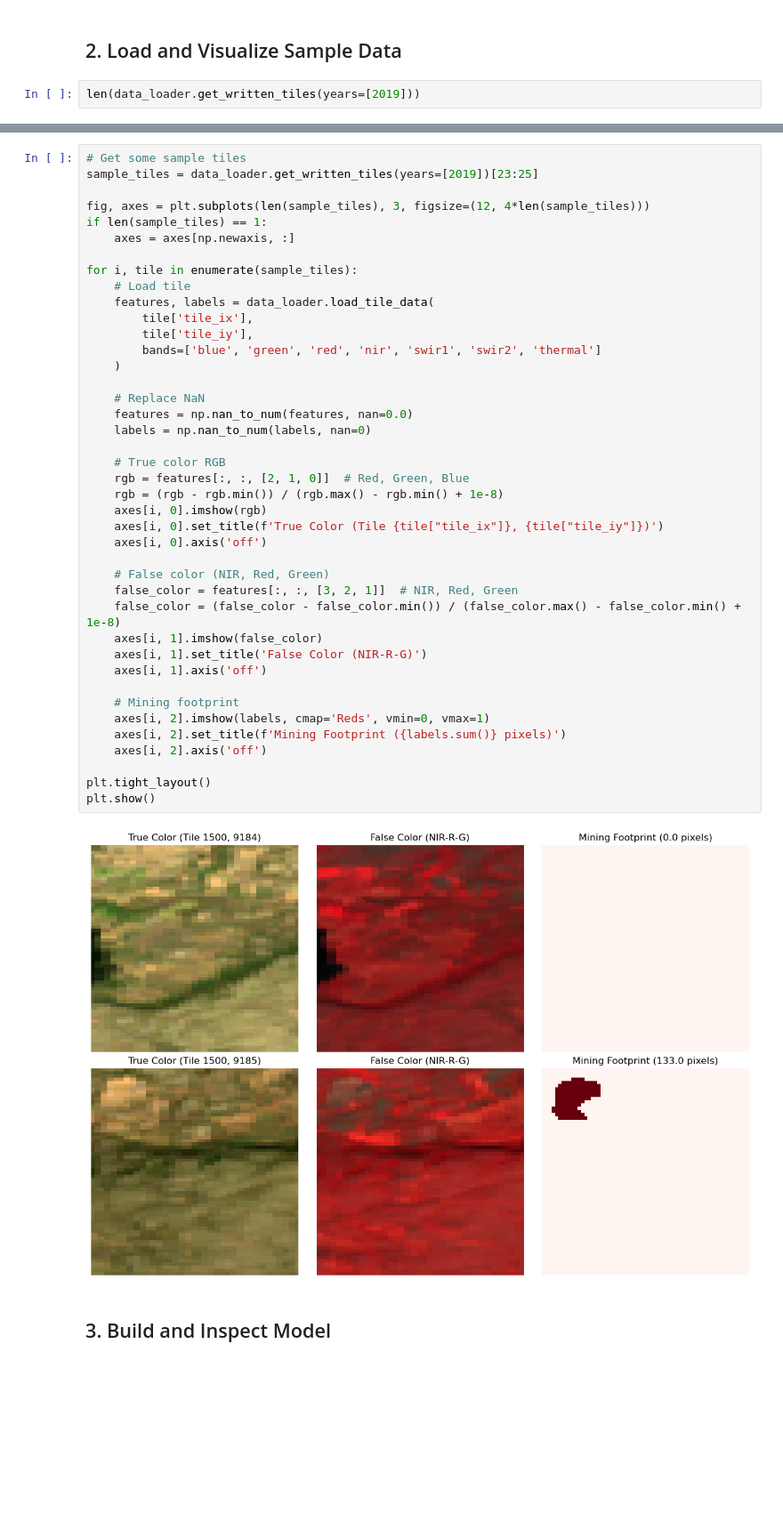
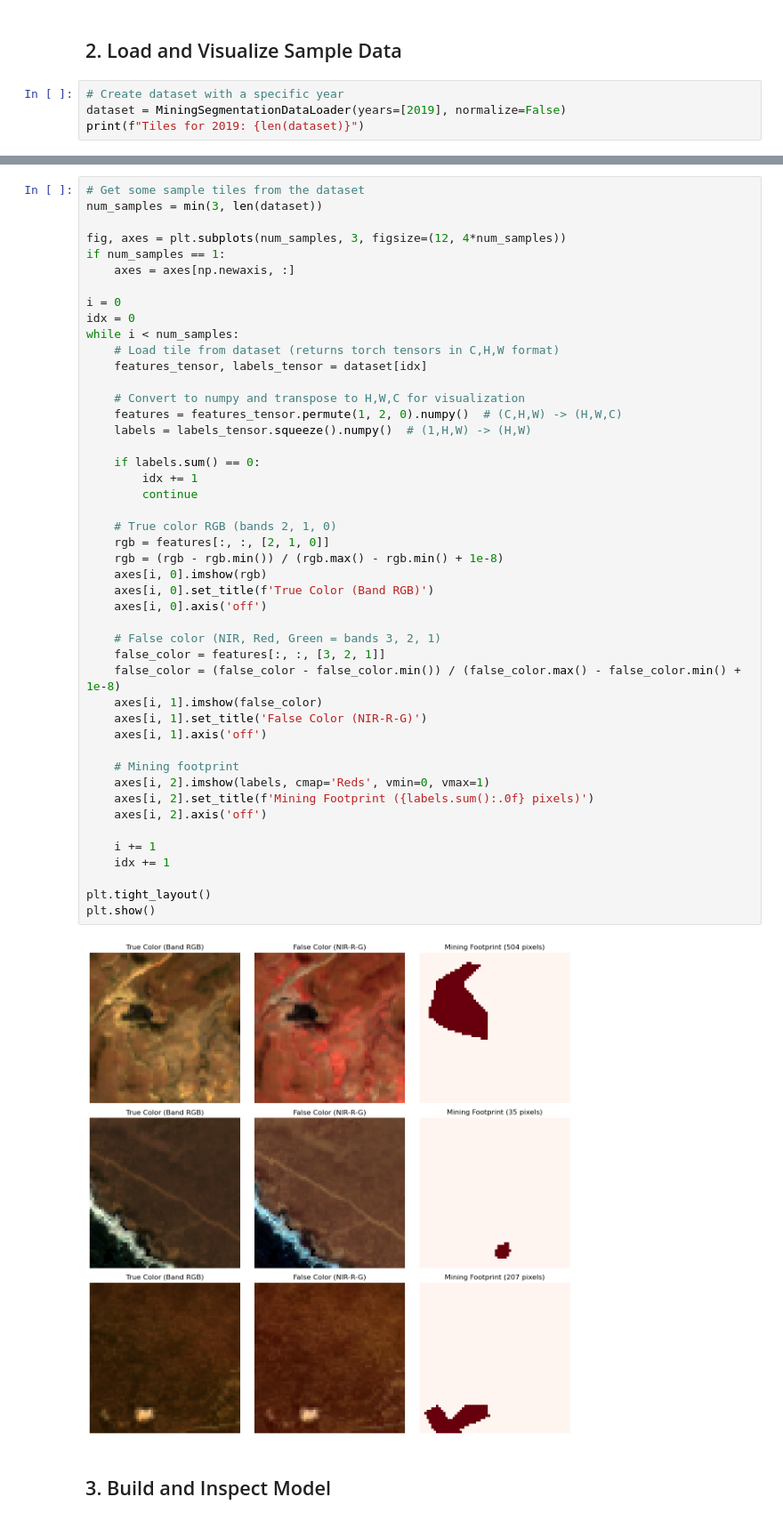
Before and after one commit to felixschulz385/mining-net, a Jupyter notebook: src/notebooks/unet_training_demo.ipynb, the cells around one changed output, grey strips where cells are left out. Shown at 89% size. Saved outputs shown, nothing was run; the diff lists cells and outputs as text; blank space fills up the shorter version.

Commit message:
Complete refactor to PyTorch - refactor: Switched entire logic from TensorFlow to PyTorch - exp: First model training performed

```diff
--- a/src/notebooks/unet_training_demo.ipynb
+++ b/src/notebooks/unet_training_demo.ipynb
@@ -56,5 +73,7 @@ Clusters: {0: 64}
 # %% [markdown]
 ## 2. Load and Visualize Sample Data
 # %%
-len(data_loader.get_written_tiles(years=[2019]))
+# Create dataset with a specific year
+dataset = MiningSegmentationDataLoader(years=[2019], normalize=False)
+print(f"Tiles for 2019: {len(dataset)}")
 # %% [output]
@@ -62,46 +84,51 @@ len(data_loader.get_written_tiles(years=[2019]))
 # %%
-# Get some sample tiles
-sample_tiles = data_loader.get_written_tiles(years=[2019])[23:25]
+# Get some sample tiles from the dataset
+num_samples = min(3, len(dataset))
 
-fig, axes = plt.subplots(len(sample_tiles), 3, figsize=(12, 4*len(sample_tiles)))
-if len(sample_tiles) == 1:
+fig, axes = plt.subplots(num_samples, 3, figsize=(12, 4*num_samples))
+if num_samples == 1:
     axes = axes[np.newaxis, :]
 
-for i, tile in enumerate(sample_tiles):
-    # Load tile
-    features, labels = data_loader.load_tile_data(
-        tile['tile_ix'],
-        tile['tile_iy'],
-        bands=['blue', 'green', 'red', 'nir', 'swir1', 'swir2', 'thermal']
-    )
+i = 0
+idx = 0
+while i < num_samples:
+    # Load tile from dataset (returns torch tensors in C,H,W format)
+    features_tensor, labels_tensor = dataset[idx]
 
-    # Replace NaN
-    features = np.nan_to_num(features, nan=0.0)
-    labels = np.nan_to_num(labels, nan=0)
+    # Convert to numpy and transpose to H,W,C for visualization
+    features = features_tensor.permute(1, 2, 0).numpy()  # (C,H,W) -> (H,W,C)
+    labels = labels_tensor.squeeze().numpy()  # (1,H,W) -> (H,W)
 
-    # True color RGB
-    rgb = features[:, :, [2, 1, 0]]  # Red, Green, Blue
+    if labels.sum() == 0:
+        idx += 1
+        continue
+
+    # True color RGB (bands 2, 1, 0)
+    rgb = features[:, :, [2, 1, 0]]
     rgb = (rgb - rgb.min()) / (rgb.max() - rgb.min() + 1e-8)
     axes[i, 0].imshow(rgb)
-    axes[i, 0].set_title(f'True Color (Tile {tile["tile_ix"]}, {tile["tile_iy"]})')
+    axes[i, 0].set_title(f'True Color (Band RGB)')
     axes[i, 0].axis('off')
 
-    # False color (NIR, Red, Green)
-    false_color = features[:, :, [3, 2, 1]]  # NIR, Red, Green
+    # False color (NIR, Red, Green = bands 3, 2, 1)
+    false_color = features[:, :, [3, 2, 1]]
     false_color = (false_color - false_color.min()) / (false_color.max() - false_color.min() + 1e-8)
     axes[i, 1].imshow(false_color)
     axes[i, 1].set_title('False Color (NIR-R-G)')
     axes[i, 1].axis('off')
 
     # Mining footprint
     axes[i, 2].imshow(labels, cmap='Reds', vmin=0, vmax=1)
-    axes[i, 2].set_title(f'Mining Footprint ({labels.sum()} pixels)')
+    axes[i, 2].set_title(f'Mining Footprint ({labels.sum():.0f} pixels)')
     axes[i, 2].axis('off')
+
+    i += 1
+    idx += 1
 
 plt.tight_layout()
 plt.show()
 # %% [output]
-[figure, old version]
+[figure, new version]
 # %% [markdown]
 ## 3. Build and Inspect Model
 # %%
```
Also changed, not shown: parts of 12 cells of this notebook, 8 other files.
